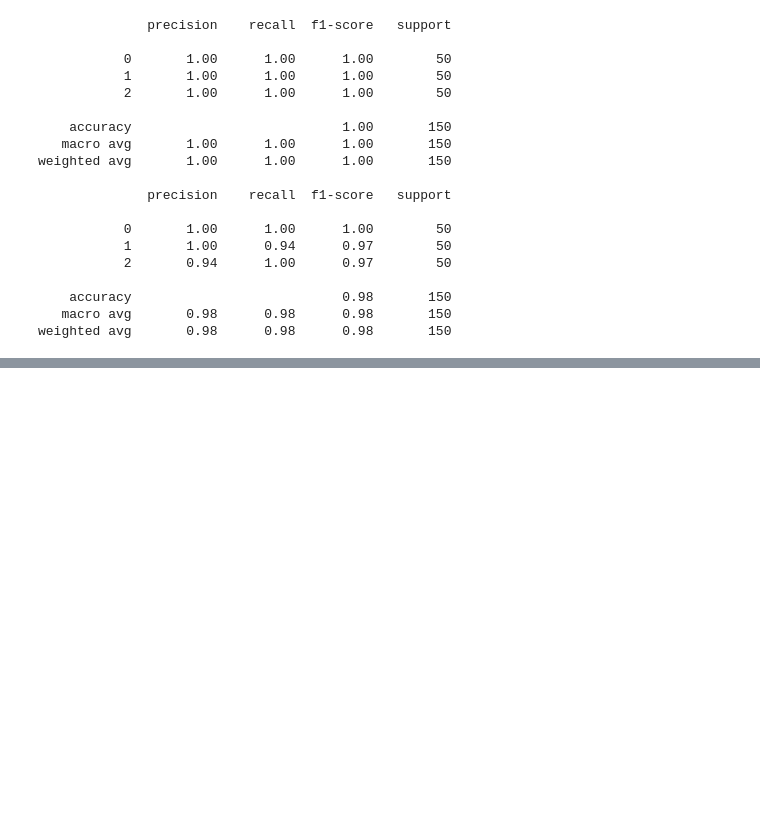
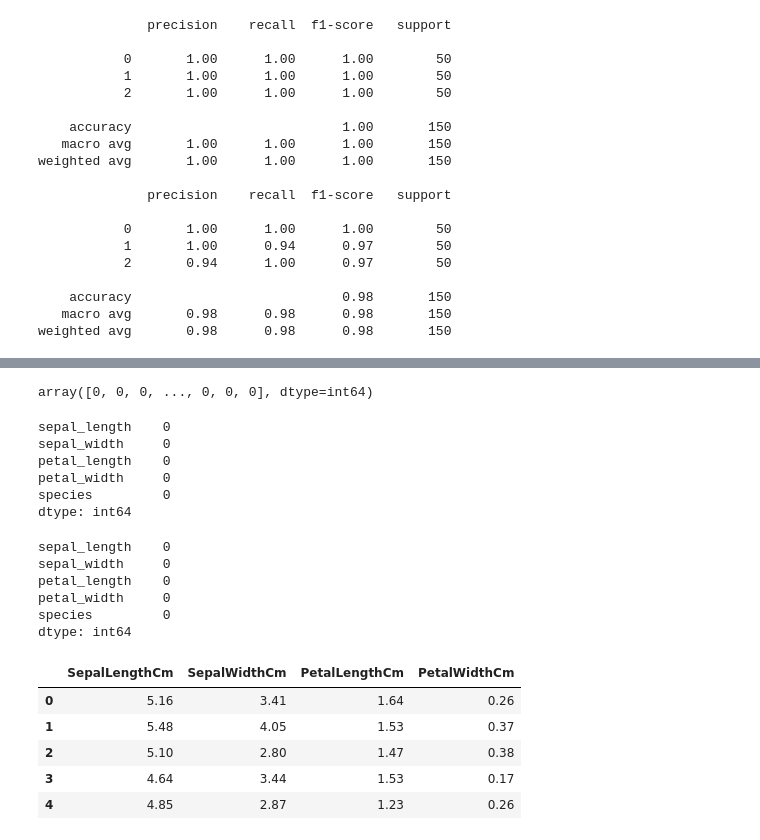
Before and after one commit to KanishkThamman/Iris_AI_model_multiclass, a Jupyter notebook: Iris_Species.ipynb, the cells around one changed output, grey strips where cells are left out. Drawn from its saved outputs; the diff is of its cells as text; code cells hidden in the pictures; blank space fills up the shorter version.

```diff
--- a/Iris_Species.ipynb
+++ b/Iris_Species.ipynb
@@ -227,0 +350,4 @@ weighted avg       0.98      0.98      0.98       150
+# %%
+# ok that looks bad.... lets clean the data to teh parameters trained on
+#SepalLengthCm	SepalWidthCm	PetalLengthCm	PetalWidthCm
+df_filtered = df_big_big[['sepal_length', 'sepal_width', 'petal_length', 'petal_width', 'species']]
@@ -227,0 +372,42 @@ weighted avg       0.98      0.98      0.98       150
+# %%
+# lets rename all the columns to match the trained data
+df_filtered_x.columns = ['SepalLengthCm', 'SepalWidthCm', 'PetalLengthCm', 'PetalWidthCm']
+
+# lets edit the target var to match the trained data using a lib
+from sklearn.preprocessing import LabelEncoder
+le = LabelEncoder()
+df_filtered_y = le.fit_transform(df_filtered_y)
+# %%
+df_filtered_y
+# %% [output]
+array([0, 0, 0, ..., 0, 0, 0], dtype=int64)
+# %%
+# lets check for nan values
+df_filtered.isnull().sum()
+# %% [output]
+sepal_length    0
+sepal_width     0
+petal_length    0
+petal_width     0
+species         0
+dtype: int64
+# %%
+# now lets look at nan values
+df_filtered.isnull().sum()
+# %% [output]
+sepal_length    0
+sepal_width     0
+petal_length    0
+petal_width     0
+species         0
+dtype: int64
+# %%
+df_filtered_x.head()
+#df_filtered_y.head()
+# %% [output]
+|  | SepalLengthCm | SepalWidthCm | PetalLengthCm | PetalWidthCm |
+| 0 | 5.16 | 3.41 | 1.64 | 0.26 |
+| 1 | 5.48 | 4.05 | 1.53 | 0.37 |
+| 2 | 5.10 | 2.80 | 1.47 | 0.38 |
+| 3 | 4.64 | 3.44 | 1.53 | 0.17 |
+| 4 | 4.85 | 2.87 | 1.23 | 0.26 |
```
Also changed, not shown: parts of 15 cells of this notebook.
